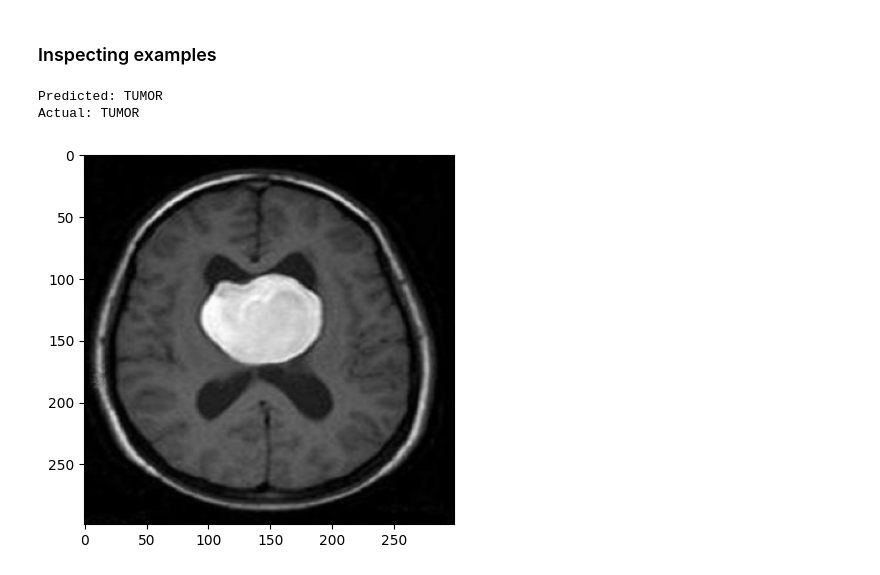
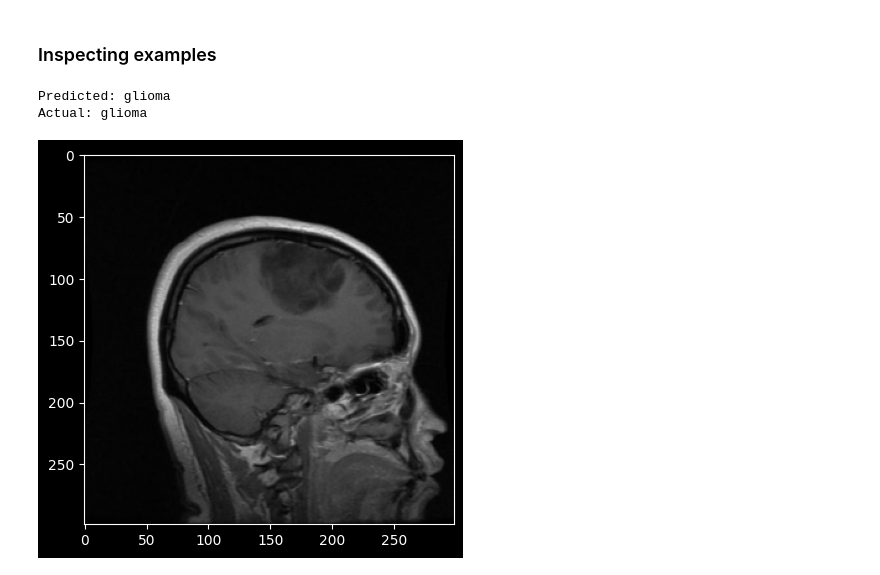
Before and after one commit to D21W12/SOW-BKI266, a Jupyter notebook: Final Assignment/training.ipynb, the cells around one changed output. Drawn from its saved outputs; the diff is of its cells as text; code cells hidden in the pictures.

Commit message:
add trained weights for new dataset

```diff
--- a/Final Assignment/training.ipynb
+++ b/Final Assignment/training.ipynb
@@ -85,8 +66,8 @@ test_dataset = datasets.ImageFolder(
     transform=transform
 )
 # %%
-train_loader = DataLoader(train_dataset, batch_size=16, shuffle=True)
-test_loader = DataLoader(test_dataset, batch_size=16)
+train_loader = DataLoader(train_dataset, batch_size=64, shuffle=True)
+test_loader = DataLoader(test_dataset, batch_size=64)
 # %% [markdown]
 ## Creating the model
 # %% [markdown]
@@ -131,9 +112,9 @@ Froze layer Mixed_5d.branch_pool.bn.bias
 # %% [markdown]
 ### Function for calculating the models accuracy
 # %%
-def balanced_accuracy(model: nn.Module, loader: DataLoader) -> float:
-    model.eval()  # Sets model to evaluation mode
-    running_balanced_acc = 0
+def accuracy(model: nn.Module, loader: DataLoader) -> float:
+    model.eval()
+    correct = 0
 
     for X, y in loader:
 
@@ -143,12 +124,9 @@ def balanced_accuracy(model: nn.Module, loader: DataLoader) -> float:
             y_pred = model(X)
             y_pred = torch.argmax(y_pred, dim=-1)
 
-        y, y_pred = y.to("cpu"), y_pred.to("cpu")  # Moving data back to CPU for sklearn
+        correct += torch.sum(y_pred == y)
 
-        fraction = len(y_pred) / len(loader.dataset)
-        running_balanced_acc += balanced_accuracy_score(y, y_pred) * fraction
-
-    return running_balanced_acc
+    return correct / len(loader.dataset)
 # %% [markdown]
 ### Setting hyper parameters
 # %%
@@ -188,11 +166,11 @@ for epoch in range(EPOCHS):
         running_loss += loss.item()
 
     running_loss /= len(train_loader)
-    balanced_acc = balanced_accuracy(model, test_loader)
+    balanced_acc = accuracy(model, test_loader)
 
     path = os.path.join("weights", f"model-{balanced_acc*100:.0f}.pth")
     torch.save(model.state_dict(), path)
 
     print(f"Epoch complete: {epoch + 1}/{EPOCHS} (loss: {running_loss})")
-    print(f"Balanced test accuracy {balanced_acc * 100:.2f}%")
+    print(f"Test accuracy {balanced_acc * 100:.2f}%")
 # %% [output]
@@ -222,19 +222,19 @@ model.load_state_dict(torch.load(path, map_location=device))
 # %%
 model.eval()
 
 X, y = next(iter(test_loader))
 X_device = X.to(device)
 y_pred = torch.argmax(model(X_device), dim=1)
 
-i = 0  # Change this variable to look at different images
+i = 60  # Change this variable to look at different images
 
 print(f"Predicted: {LABELS[y_pred[i].item()]}")
 print(f"Actual: {LABELS[y[i].item()]}")
 
 image = X[i].permute((1, 2, 0))
 plt.imshow(image)
 plt.show()
 # %% [output]
-Predicted: TUMOR
-Actual: TUMOR
+Predicted: glioma
+Actual: glioma
-[figure, old version]
+[figure, new version]
```
Also changed, not shown: parts of 6 cells of this notebook, 8 other files.
